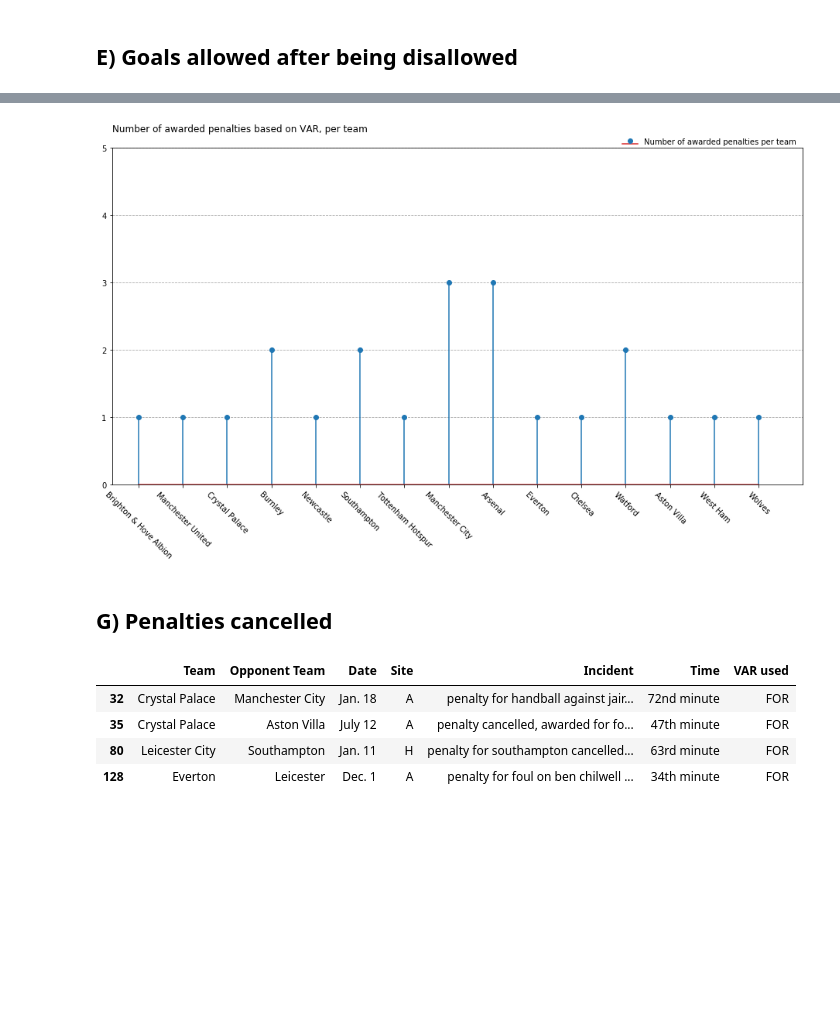
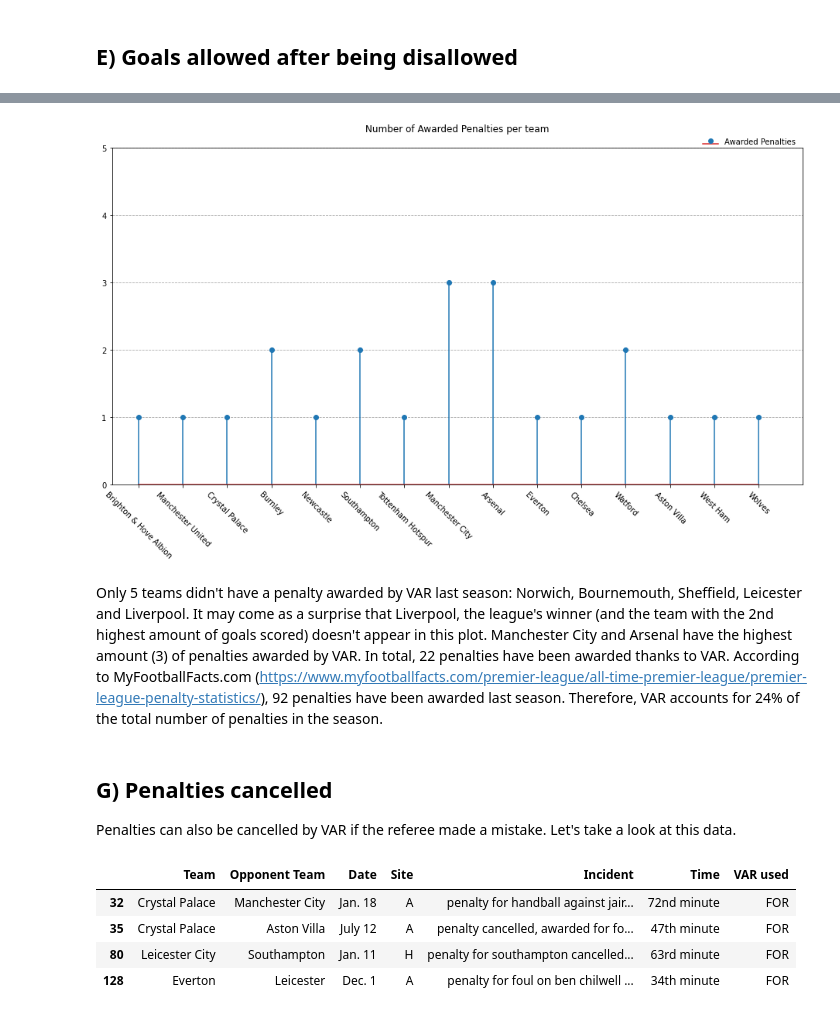
Before and after one commit to julelia/DataMadness, a Jupyter notebook: Data Madness.ipynb, the cells around one changed output, grey strips where cells are left out. Saved outputs shown, nothing was run; the diff lists cells and outputs as text; code cells hidden in the pictures; blank space fills up the shorter version.

```diff
--- a/Data Madness.ipynb
+++ b/Data Madness.ipynb
@@ -379,35 +402,40 @@ penalties_awarded
 # %%
 # list with the number of incidents per team
 nbr_incidents_per_team = penalties_awarded.pivot_table(index=['Team'], aggfunc='size');
 
 # Preparing the plot layout
 fig, ax = plt.subplots(1, figsize=(16, 8))
 plt.xlim(-0.6, 15)
 plt.ylim(0, 5)
 
 # Decided to go with a stem plot, since it was a nice and clear way to visualise the data
 plt.stem(nbr_incidents_per_team, use_line_collection = True)
 
 # labels for x-tick, in order to have a better view of which team had the most incidents occur
 labels = penalties_awarded['Team']
 xlabels = list(dict.fromkeys(labels))
 
 # grid, in order to read the value on y axis in a easier way
 ax.set_axisbelow(True)
 ax.yaxis.grid(color='gray', linestyle='dashed', alpha=0.7)
 
 # x tick
 plt.xticks(range(0,len(xlabels)),xlabels, rotation=-45);
 
 # title and legend
-legend_label = ['Number of awarded penalties per team']
+legend_label = ['Awarded Penalties']
 plt.legend(legend_label, ncol = 4, bbox_to_anchor=([1, 1.05, 0, 0]), frameon = False)
-plt.title('Number of awarded penalties based on VAR, per team\n', loc='left')
+plt.title('Number of Awarded Penalties per team\n')
 plt.show()
 # %% [output]
-[figure, old version]
+[figure, new version]
-# %% [markdown]
-## G) Penalties cancelled
+# %% [markdown]
+Only 5 teams didn't have a penalty awarded by VAR last season: Norwich, Bournemouth, Sheffield, Leicester and Liverpool. It may come as a surprise that Liverpool, the league's winner (and the team with the 2nd highest amount of goals scored) doesn't appear in this plot. Manchester City and Arsenal have the highest amount (3) of penalties awarded by VAR.
+In total, 22 penalties have been awarded thanks to VAR. According to MyFootballFacts.com (https://www.myfootballfacts.com/premier-league/all-time-premier-league/premier-league-penalty-statistics/), 92 penalties have been awarded last season. Therefore, VAR accounts for 24% of the total number of penalties in the season.
+# %% [markdown]
+## G) Penalties cancelled
+
+Penalties can also be cancelled by VAR if the referee made a mistake. Let's take a look at this data.
 # %%
 #Penalties cancelled after the referee's decision to allow it
 penalties_cancelled = incidents[incidents['Incident'].str.contains("penalty") & incidents['Incident'].str.contains("cancelled")]
```
Also changed, not shown: parts of 40 cells of this notebook.
